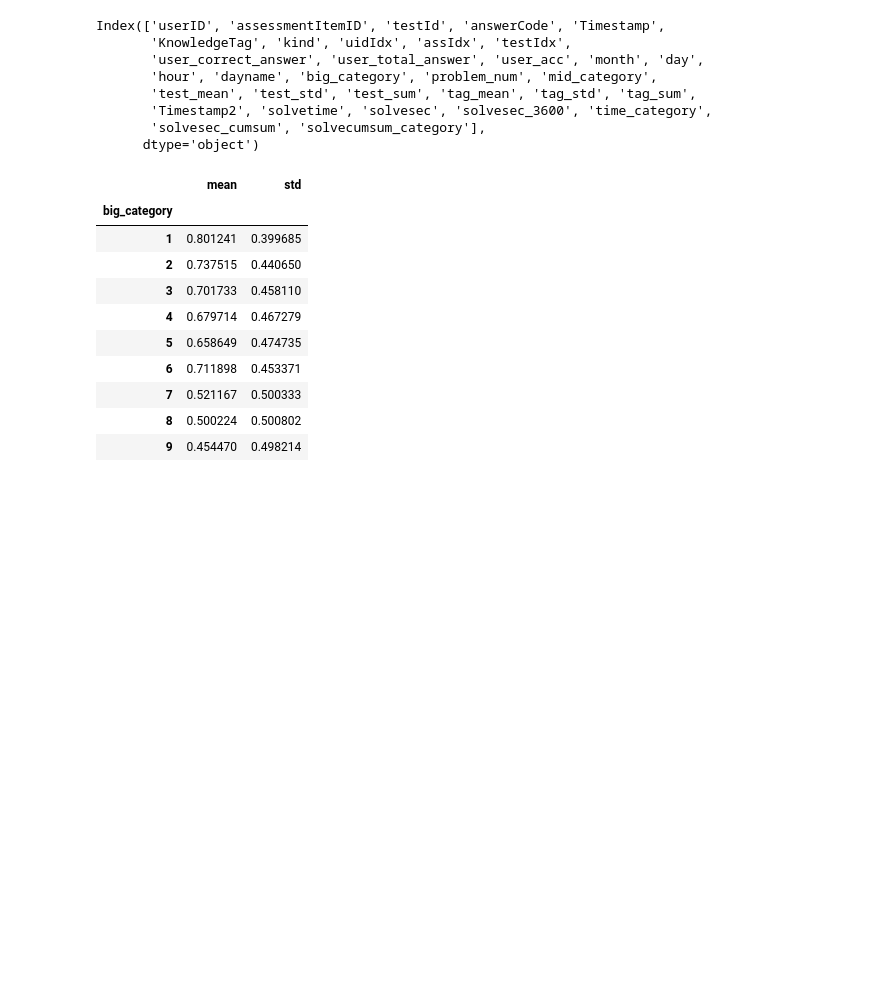
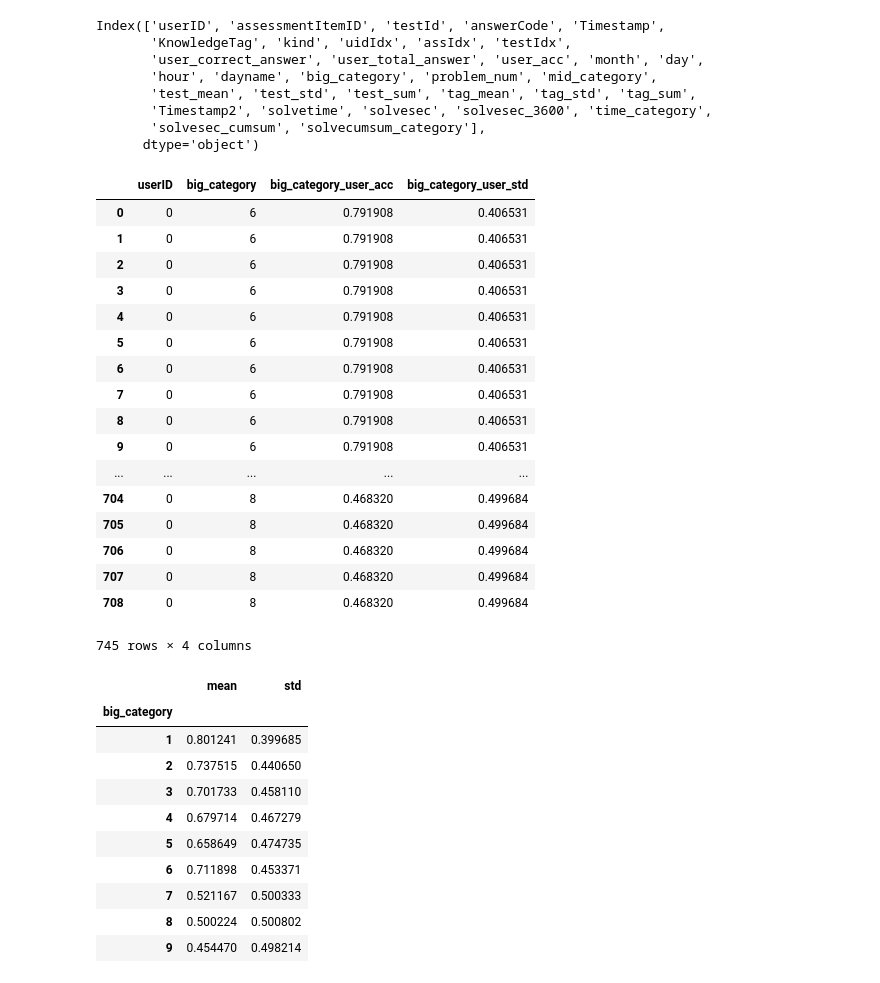
Before and after one commit to boostcampaitech4lv23recsys2/level2_dkt_recsys-level2-recsys-08, a Jupyter notebook: FeatrueEngineering/Base-FE_LGBM-big_category.ipynb, the cells around one changed output. Cells and saved outputs as stored; diff of their text form; code cells hidden in the pictures; blank space fills up the shorter version.

Commit message:
[Feats][조원준] big category 관련 피처 엔지니어링 및 시각화

```diff
--- a/FeatrueEngineering/Base-FE_LGBM-big_category.ipynb
+++ b/FeatrueEngineering/Base-FE_LGBM-big_category.ipynb
@@ -96,7 +96,7 @@ def feature_engineering(df):
     timecat2idx={k:v for v,k in enumerate(sorted(df2.time_category.unique()))}
     df2['time_category'] = df2.time_category.map(timecat2idx)
 
-    # Cumsum
+    # 유저별 문제푼 시간 Cumsum
     df2['solvesec_cumsum'] = df2.groupby(['userID','testId'])['solvesec_3600'].cumsum()%3601
     df2['solvecumsum_category'] = ''
     tc = [0,5,7,10,60,600,1200,2400,3600,7200]
@@ -107,6 +107,26 @@ def feature_engineering(df):
     df2.loc[(df2.solvesec_cumsum>=tc[-1]),'solvecumsum_category'] = f"{i+2} - ({e}, )"
     solvecumsum_category2idx={k:v for v,k in enumerate(sorted(df2.solvecumsum_category.unique()))}
     df2['solvecumsum_category'] = df2.solvecumsum_category.map(solvecumsum_category2idx)
+
+    ## big_category
+    # big_category 전체 정답률, 표준편차
+    big_category_answermean = dict(df2.groupby("big_category").answerCode.mean())
+    big_category_answerstd = dict(df2.groupby("big_category").answerCode.std())
+    df2['big_category_acc'] = df2.big_category.map(big_category_answermean)
+    df2['big_category_std'] = df2.big_category.map(big_category_answerstd)
+
+    # 유저별 big category 문제 푼 횟수
+    df2['big_category_cumconut'] = df2.groupby(['userID','big_category']).answerCode.cumcount()
+
+    # 유저별 정답률, 표준 편차
+    df2_user_big_ans = df2.groupby(['userID','big_category']).answerCode.mean().reset_index()
+    df2_user_big_ans.rename(columns={'answerCode':'big_category_user_acc'},inplace=True)
+    df2 = df2.merge(df2_user_big_ans,on=['userID','big_category'])
+
+    df2_user_big_ans_std = df2.groupby(['userID','big_category']).answerCode.std().reset_index()
+    df2_user_big_ans_std.rename(columns={'answerCode':'big_category_user_std'},inplace=True)
+    df2 = df2.merge(df2_user_big_ans_std,on=['userID','big_category'])
+
     return df2
 
 train['kind']='train'
@@ -158,6 +217,27 @@ Index(['userID', 'assessmentItemID', 'testId', 'answerCode', 'Timestamp',
        'Timestamp2', 'solvetime', 'solvesec', 'solvesec_3600', 'time_category',
        'solvesec_cumsum', 'solvecumsum_category'],
       dtype='object')
+# %%
+df[df.userID==0][['userID','big_category','big_category_user_acc','big_category_user_std']]
+# %% [output]
+|  | userID | big_category | big_category_user_acc | big_category_user_std |
+| 0 | 0 | 6 | 0.791908 | 0.406531 |
+| 1 | 0 | 6 | 0.791908 | 0.406531 |
+| 2 | 0 | 6 | 0.791908 | 0.406531 |
+| 3 | 0 | 6 | 0.791908 | 0.406531 |
+| 4 | 0 | 6 | 0.791908 | 0.406531 |
+| 5 | 0 | 6 | 0.791908 | 0.406531 |
+| 6 | 0 | 6 | 0.791908 | 0.406531 |
+| 7 | 0 | 6 | 0.791908 | 0.406531 |
+| 8 | 0 | 6 | 0.791908 | 0.406531 |
+| 9 | 0 | 6 | 0.791908 | 0.406531 |
+| ... | ... | ... | ... | ... |
+| 704 | 0 | 8 | 0.468320 | 0.499684 |
+| 705 | 0 | 8 | 0.468320 | 0.499684 |
+| 706 | 0 | 8 | 0.468320 | 0.499684 |
+| 707 | 0 | 8 | 0.468320 | 0.499684 |
+| 708 | 0 | 8 | 0.468320 | 0.499684 |
+745 rows × 4 columns
 # %%
 df.groupby('big_category').answerCode.agg(['mean','std'])
 # %% [output]
```
Also changed, not shown: parts of 13 cells of this notebook.
